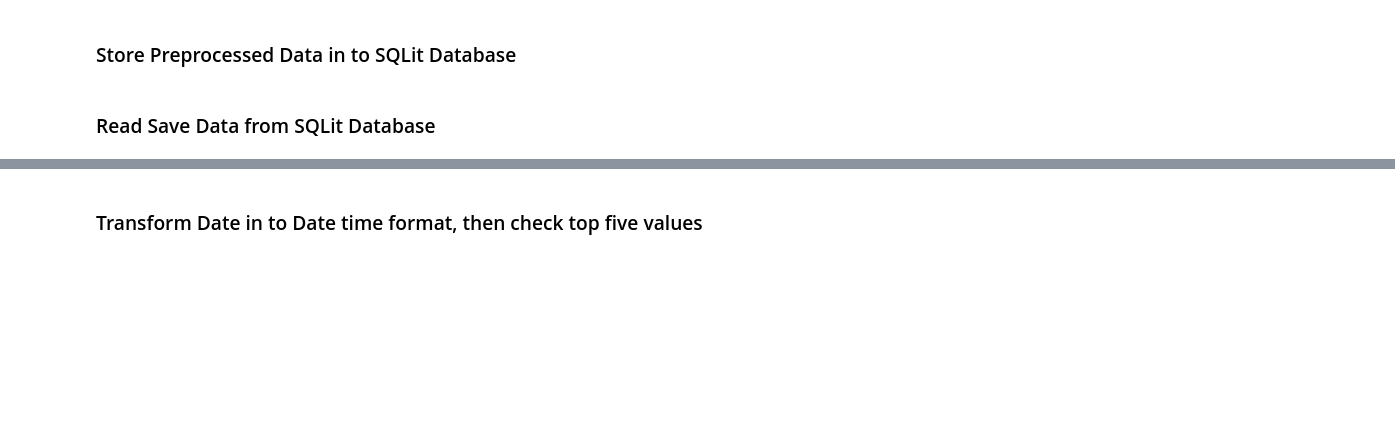
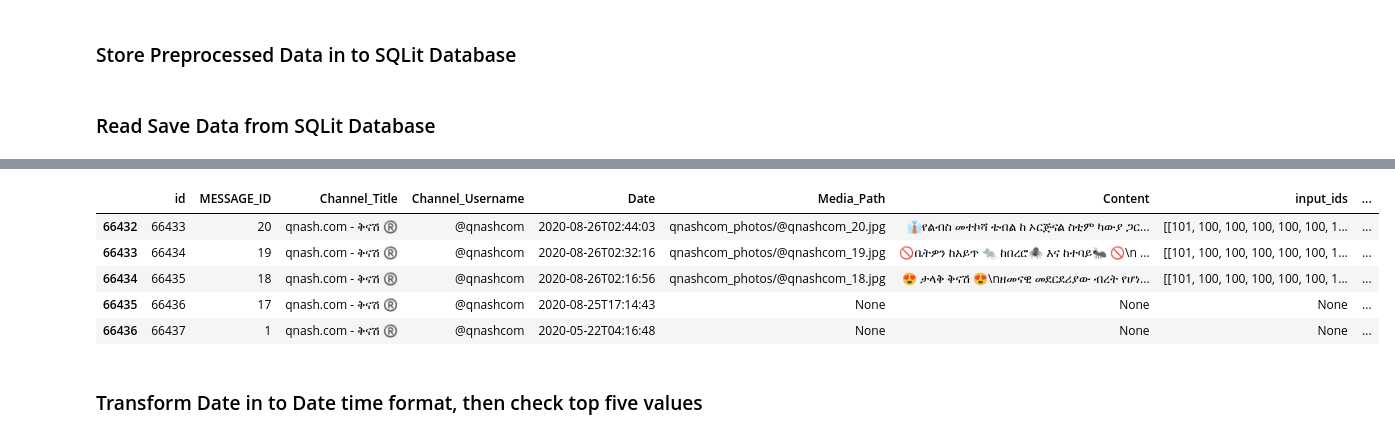
Before and after one commit to amsalugetasew/10_Academy_AI_Mastery_kifiya_Week_5, a Jupyter notebook: Notebooks/main.ipynb, the cells around one changed output, grey strips where cells are left out. Saved outputs shown, nothing was run; the diff lists cells and outputs as text; code cells hidden in the pictures; blank space fills up the shorter version.

```diff
--- a/Notebooks/main.ipynb
+++ b/Notebooks/main.ipynb
@@ -88,3 +101,18 @@ result.shape
+# %%
+# preprocess.filter_amharic_text(df)
+
+# Apply the filter function to the Content column
+result['Filtered_Content'] = result['Content'].apply(preprocess.filter_amharic_text)
+
+# Display the resulting DataFrame
+result.tail()
+# %% [output]
+|  | id | MESSAGE_ID | Channel_Title | Channel_Username | Date | Media_Path | Content | input_ids | ... |
+| 66432 | 66433 | 20 | qnash.com - ቅናሽ ®️ | @qnashcom | 2020-08-26T02:44:03 | qnashcom_photos/@qnashcom_20.jpg | 👔የልብስ መተኮሻ ቴብል ከ ኦርጅናል ስቲም ካውያ ጋር... | [[101, 100, 100, 100, 100, 100, 1... | ... |
+| 66433 | 66434 | 19 | qnash.com - ቅናሽ ®️ | @qnashcom | 2020-08-26T02:32:16 | qnashcom_photos/@qnashcom_19.jpg | 🚫ቤትዎን ከአይጥ 🐀 ከበረሮ🕷 እና ከተባይ🐜 🚫\n ... | [[101, 100, 100, 100, 100, 100, 1... | ... |
+| 66434 | 66435 | 18 | qnash.com - ቅናሽ ®️ | @qnashcom | 2020-08-26T02:16:56 | qnashcom_photos/@qnashcom_18.jpg | 😍 ታላቅ ቅናሽ 😍\nዘመናዊ መደርደሪያው ብረት የሆነ... | [[101, 100, 100, 100, 100, 100, 1... | ... |
+| 66435 | 66436 | 17 | qnash.com - ቅናሽ ®️ | @qnashcom | 2020-08-25T17:14:43 | None | None | None | ... |
+| 66436 | 66437 | 1 | qnash.com - ቅናሽ ®️ | @qnashcom | 2020-05-22T04:16:48 | None | None | None | ... |
 # %%
 df = result
 # Replace "None" strings with actual NaN values
```
Also changed, not shown: parts of 31 cells of this notebook, 4 other files.
